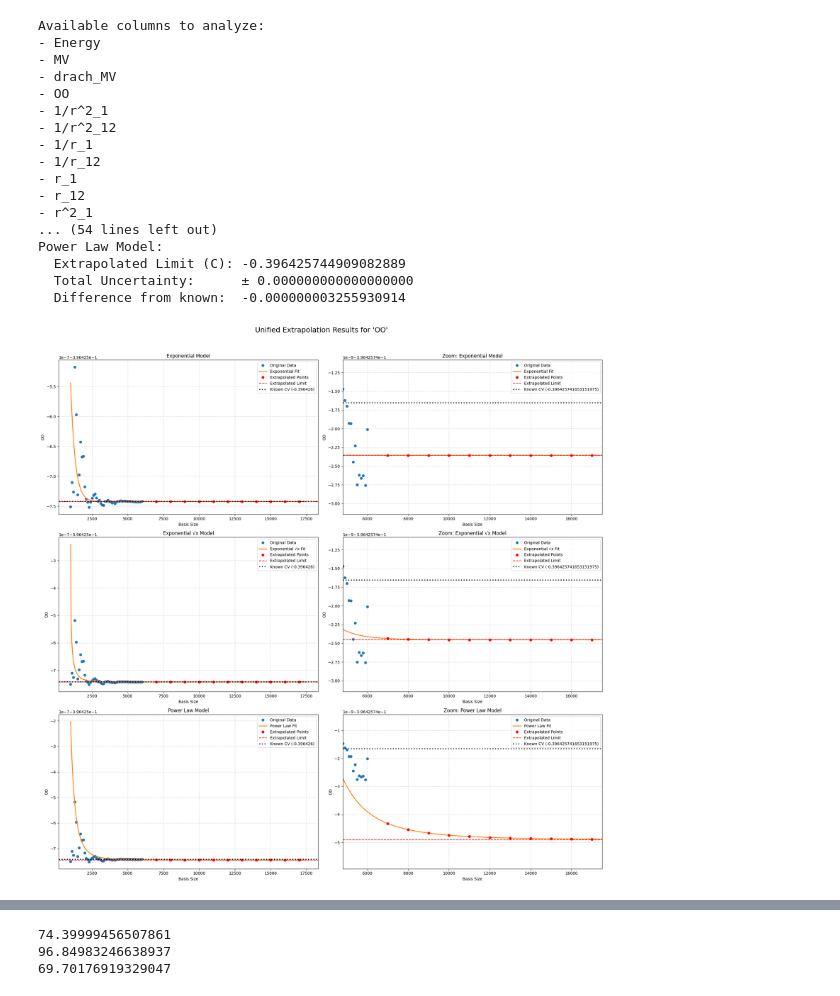
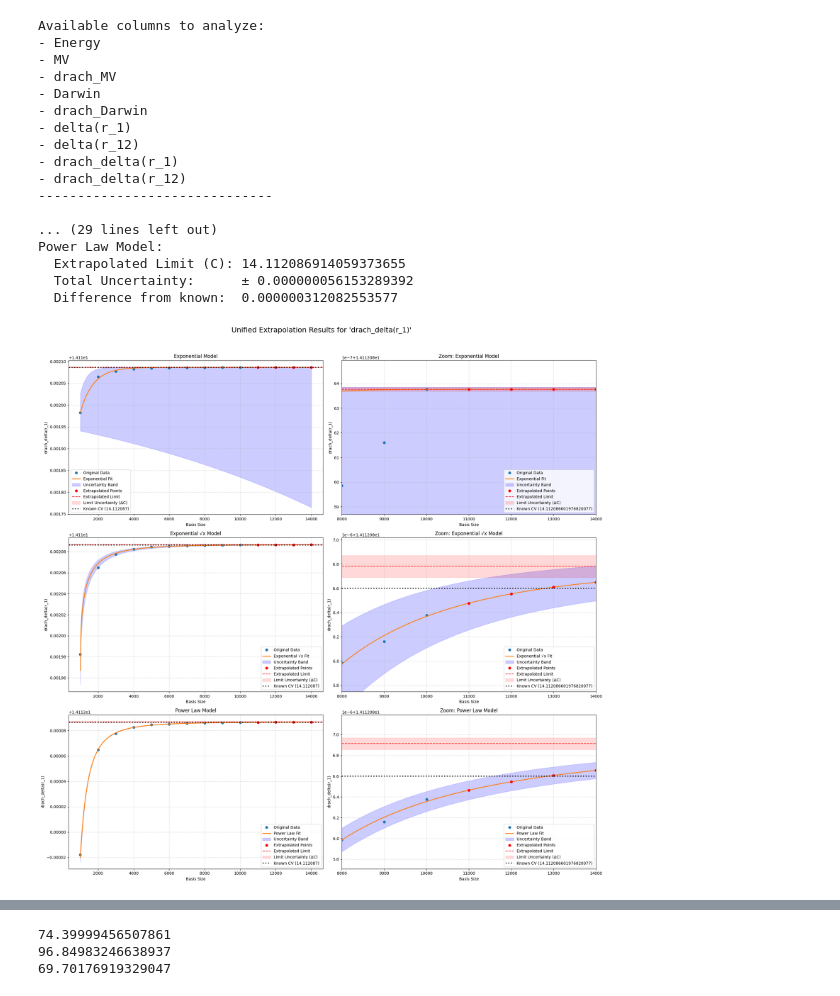
Before and after one commit to trulyaldi/extrapolation, a Jupyter notebook: src/test_inf_v3.ipynb, the cells around one changed output, grey strips where cells are left out. Saved outputs shown, nothing was run; the diff lists cells and outputs as text; code cells hidden in the pictures.

```diff
--- a/src/test_inf_v3.ipynb
+++ b/src/test_inf_v3.ipynb
@@ -124,4 +124,6 @@ be_3se = be_3se.rename(columns= {'Basis Size': 'basis size'})
 be_3se_inf = be_3se.loc[be_3se['basis size'] == max(be_3se['basis size'])]
 be_3se_init = be_3se.iloc[:-1]
 # %%
-b_4pe = upload_df1('/home/aldiyar/extrapolation/small-dataset/B_4Pe-01 dataframe.csv')
+b_4pe = upload_df1('/home/aldiyar/extrapolation/small-dataset/B_4Pe-01.csv')
+b_4pe_inf = b_4pe.loc[b_4pe['basis size'] == max(b_4pe['basis size'])]
+b_4pe_init = b_4pe.iloc[:10]
@@ -133,26 +135,26 @@ li_2po_inf
 # %%
 import extrapolator
 
-extrapolator.unified_extrapolator(li_2po_init).fit()
+extrapolator.unified_extrapolator(b_4pe_init).fit()
 # %% [output]
 Available columns to analyze:
 - Energy
 - MV
 - drach_MV
-- OO
-- 1/r^2_1
-- 1/r^2_12
-- 1/r_1
-- 1/r_12
-- r_1
-- r_12
-- r^2_1
-... (54 lines left out)
+- Darwin
+- drach_Darwin
+- delta(r_1)
+- delta(r_12)
+- drach_delta(r_1)
+- drach_delta(r_12)
+------------------------------
+
+... (29 lines left out)
 Power Law Model:
-  Extrapolated Limit (C): -0.396425744909082889
-  Total Uncertainty:      ± 0.000000000000000000
-  Difference from known:  -0.000000003255930914
+  Extrapolated Limit (C): 14.112086914059373655
+  Total Uncertainty:      ± 0.000000056153289392
+  Difference from known:  0.000000312082553577
-[figure, old version]
+[figure, new version]
 # %%
 reference_values = pd.read_csv('/home/aldiyar/extrapolation/large-dataset/reference_vals.txt', delim_whitespace=True)
 # %%
```
Also changed, not shown: parts of 4 cells of this notebook, 5 other files.
